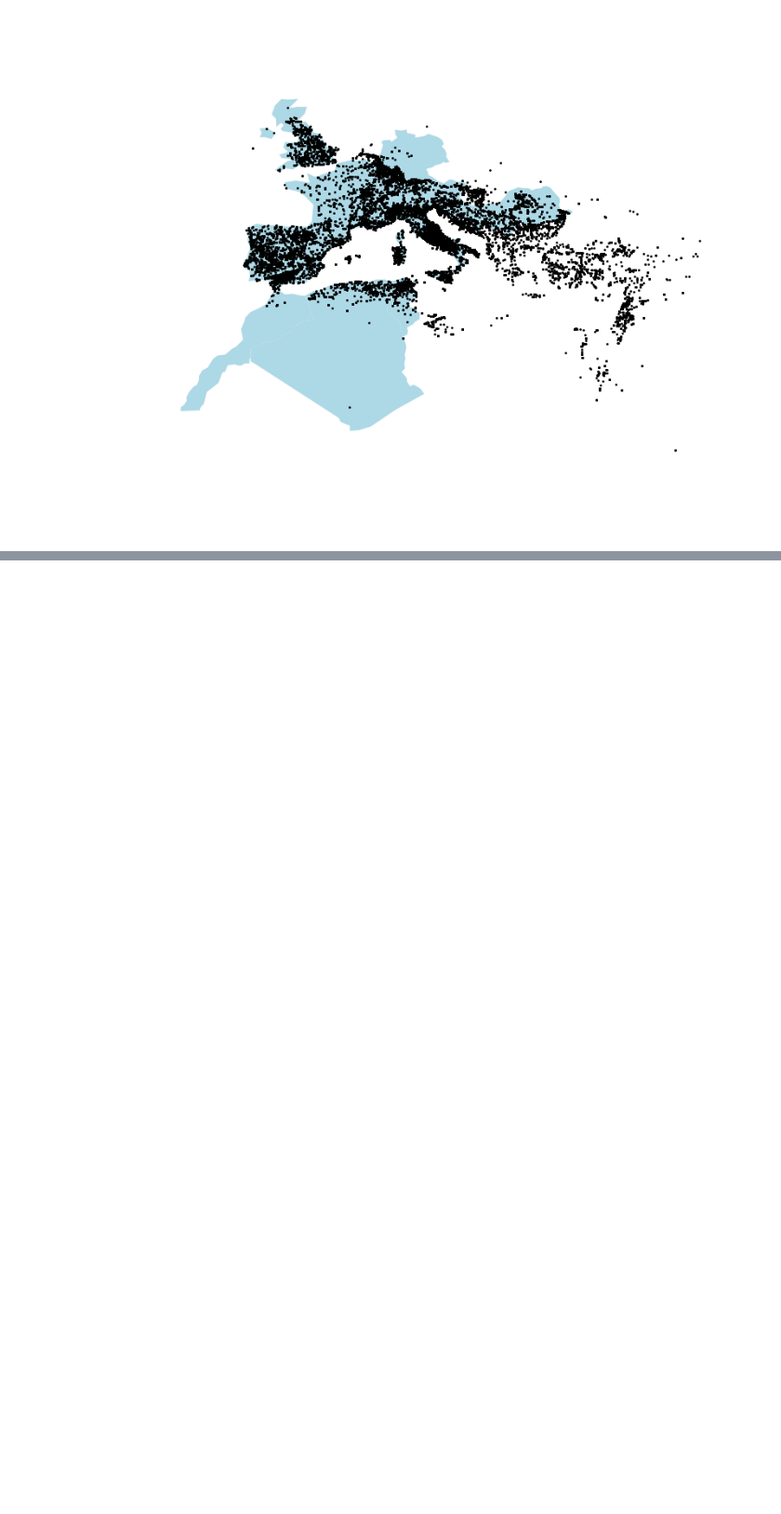
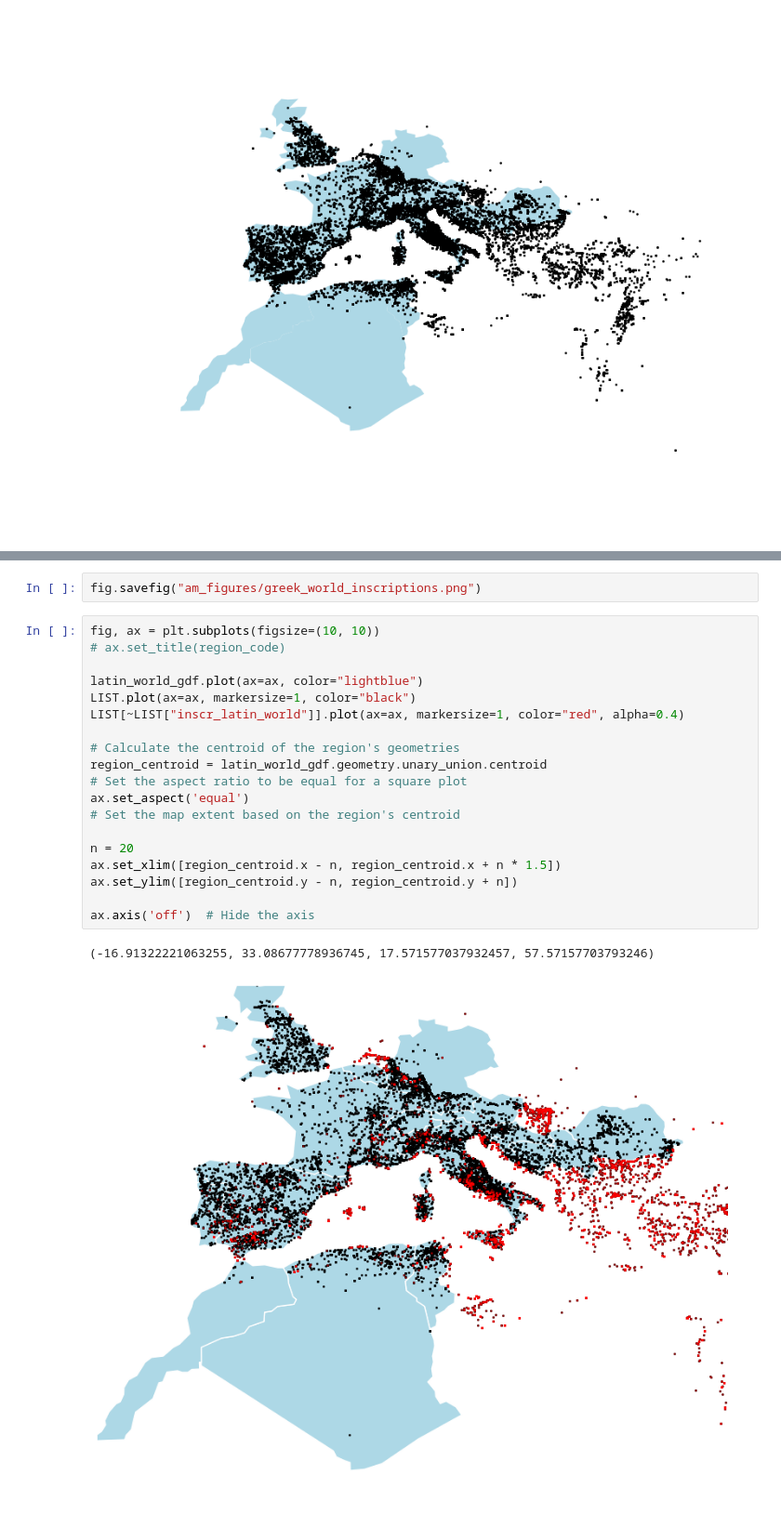
Before and after one commit to kasev/cultura_project, a Jupyter notebook: ancient_mediterranean/inscriptions_by_regions.ipynb, the cells around one changed output, grey strips where cells are left out. Shown at 93% size. Cells and saved outputs as stored; diff of their text form; blank space fills up the shorter version.

```diff
--- a/ancient_mediterranean/inscriptions_by_regions.ipynb
+++ b/ancient_mediterranean/inscriptions_by_regions.ipynb
@@ -256,0 +364,24 @@ ax.axis('off')  # Hide the axis
+# %%
+fig.savefig("am_figures/greek_world_inscriptions.png")
+# %%
+fig, ax = plt.subplots(figsize=(10, 10))
+# ax.set_title(region_code)
+
+latin_world_gdf.plot(ax=ax, color="lightblue")
+LIST.plot(ax=ax, markersize=1, color="black")
+LIST[~LIST["inscr_latin_world"]].plot(ax=ax, markersize=1, color="red", alpha=0.4)
+
+# Calculate the centroid of the region's geometries
+region_centroid = latin_world_gdf.geometry.unary_union.centroid
+# Set the aspect ratio to be equal for a square plot
+ax.set_aspect('equal')
+# Set the map extent based on the region's centroid
+
+n = 20
+ax.set_xlim([region_centroid.x - n, region_centroid.x + n * 1.5])
+ax.set_ylim([region_centroid.y - n, region_centroid.y + n])
+
+ax.axis('off')  # Hide the axis
+# %% [output]
+(-16.91322221063255, 33.08677778936745, 17.571577037932457, 57.57157703793246)
+[figure, added]
```
Also changed, not shown: parts of 26 cells of this notebook, 4 other files.
